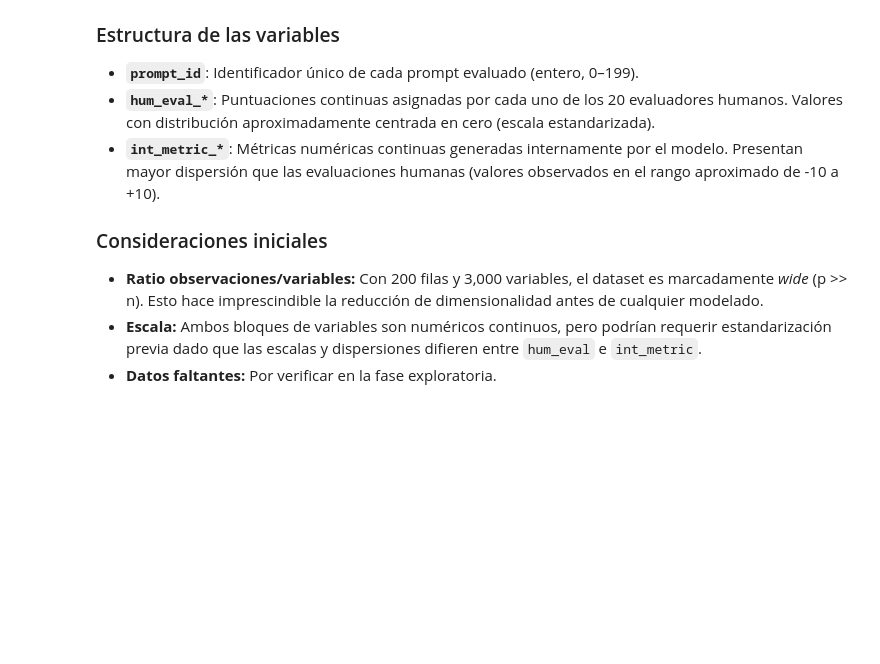
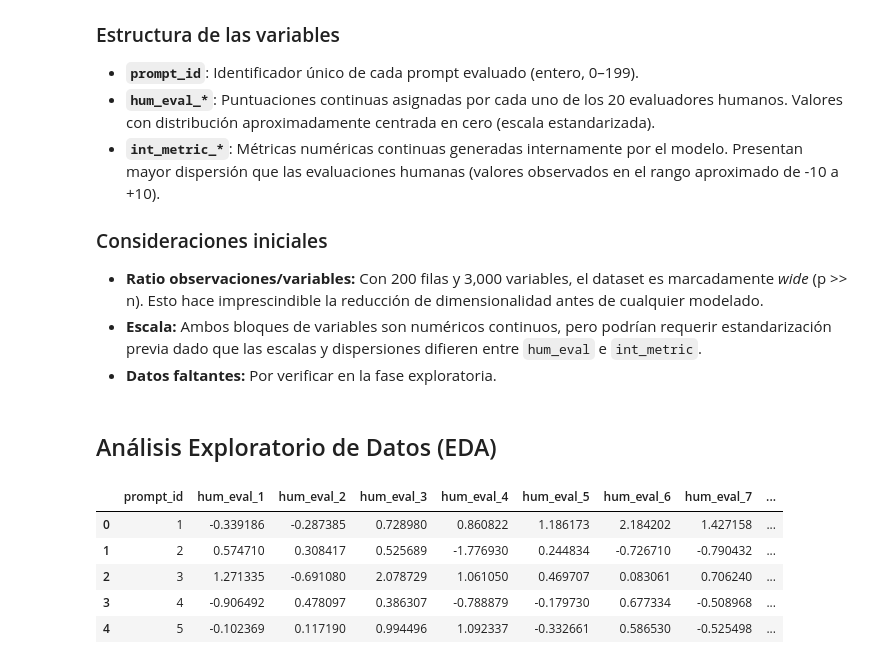
Before and after one commit to yeigen/proyecto-1-analitica, a Jupyter notebook: situacion1/analysis.ipynb, the cells around one changed output. Saved outputs shown, nothing was run; the diff lists cells and outputs as text; code cells hidden in the pictures; blank space fills up the shorter version.

```diff
--- a/situacion1/analysis.ipynb
+++ b/situacion1/analysis.ipynb
@@ -49,3 +49,21 @@ Segmentar los 200 prompts en **grupos homogéneos** a partir de las representaci
 - **Ratio observaciones/variables:** Con 200 filas y 3,000 variables, el dataset es marcadamente *wide* (p >> n). Esto hace imprescindible la reducción de dimensionalidad antes de cualquier modelado.
 - **Escala:** Ambos bloques de variables son numéricos continuos, pero podrían requerir estandarización previa dado que las escalas y dispersiones difieren entre `hum_eval` e `int_metric`.
 - **Datos faltantes:** Por verificar en la fase exploratoria.
+# %% [markdown]
+## Análisis Exploratorio de Datos (EDA)
+# %%
+import pandas as pd
+import numpy as np
+
+# Cargar el dataset
+df = pd.read_csv("situacion1/data/neuro_lingua_ai.csv")
+
+# Verificar las primeras 5 filas (solo primeras 10 columnas para no saturar la salida)
+df.iloc[:5, :10]
+# %% [output]
+|  | prompt_id | hum_eval_1 | hum_eval_2 | hum_eval_3 | hum_eval_4 | hum_eval_5 | hum_eval_6 | hum_eval_7 | ... |
+| 0 | 1 | -0.339186 | -0.287385 | 0.728980 | 0.860822 | 1.186173 | 2.184202 | 1.427158 | ... |
+| 1 | 2 | 0.574710 | 0.308417 | 0.525689 | -1.776930 | 0.244834 | -0.726710 | -0.790432 | ... |
+| 2 | 3 | 1.271335 | -0.691080 | 2.078729 | 1.061050 | 0.469707 | 0.083061 | 0.706240 | ... |
+| 3 | 4 | -0.906492 | 0.478097 | 0.386307 | -0.788879 | -0.179730 | 0.677334 | -0.508968 | ... |
+| 4 | 5 | -0.102369 | 0.117190 | 0.994496 | 1.092337 | -0.332661 | 0.586530 | -0.525498 | ... |
```
Also changed, not shown: parts of 43 cells of this notebook.
